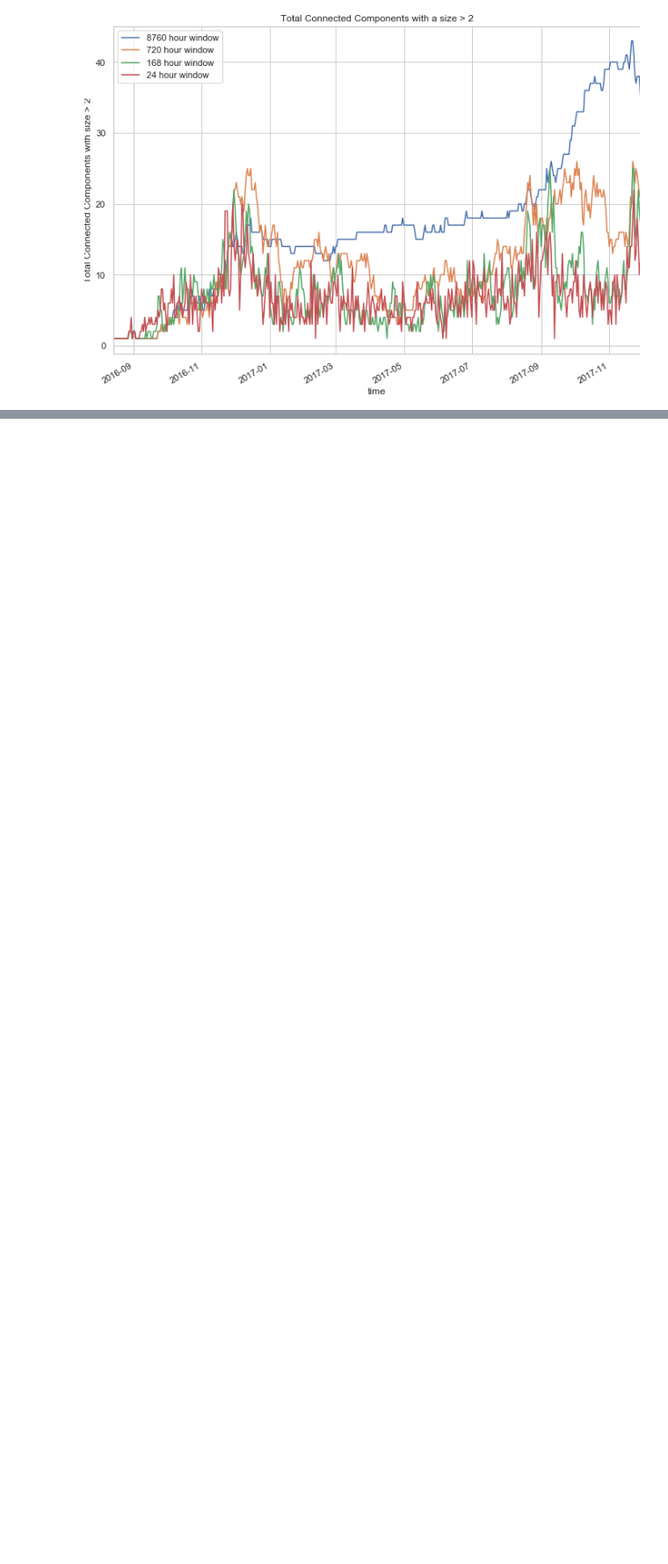
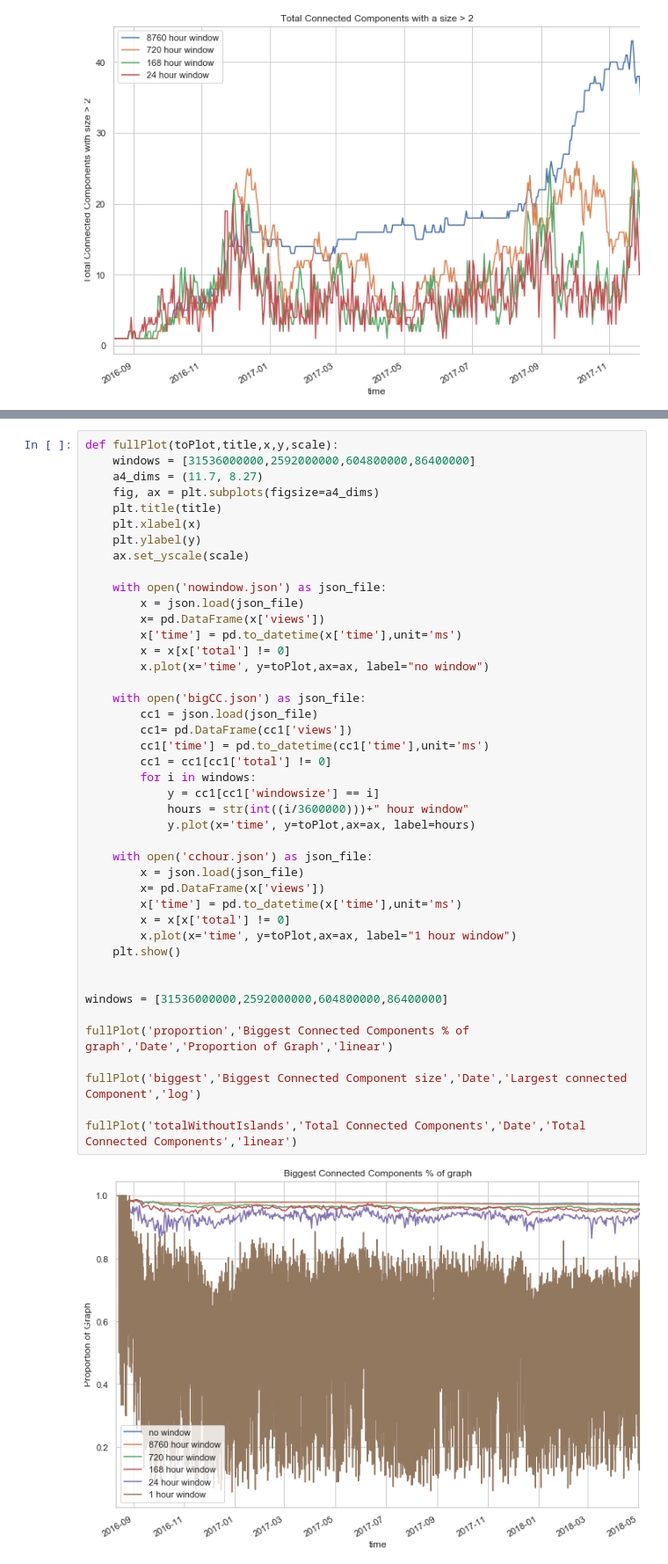
Before and after one commit to miratepuffin/Raphtory-Deployment, a Jupyter notebook: JupyterPlotting/Gab Plots.ipynb, the cells around one changed output, grey strips where cells are left out. Shown at 88% size. Cells and saved outputs as stored; diff of their text form; blank space fills up the shorter version.

```diff
--- a/JupyterPlotting/Gab Plots.ipynb
+++ b/JupyterPlotting/Gab Plots.ipynb
@@ -117,0 +138,45 @@ with open('bigCC.json') as json_file:
+# %%
+def fullPlot(toPlot,title,x,y,scale):
+    windows = [31536000000,2592000000,604800000,86400000]
+    a4_dims = (11.7, 8.27)
+    fig, ax = plt.subplots(figsize=a4_dims)
+    plt.title(title)
+    plt.xlabel(x)
+    plt.ylabel(y)
+    ax.set_yscale(scale)
+
+    with open('nowindow.json') as json_file:
+        x = json.load(json_file)
+        x= pd.DataFrame(x['views'])
+        x['time'] = pd.to_datetime(x['time'],unit='ms')
+        x = x[x['total'] != 0]
+        x.plot(x='time', y=toPlot,ax=ax, label="no window")
+
+    with open('bigCC.json') as json_file:
+        cc1 = json.load(json_file)
+        cc1= pd.DataFrame(cc1['views'])
+        cc1['time'] = pd.to_datetime(cc1['time'],unit='ms')
+        cc1 = cc1[cc1['total'] != 0]
+        for i in windows:
+            y = cc1[cc1['windowsize'] == i]
+            hours = str(int((i/3600000)))+" hour window"
+            y.plot(x='time', y=toPlot,ax=ax, label=hours)
+
+    with open('cchour.json') as json_file:
+        x = json.load(json_file)
+        x= pd.DataFrame(x['views'])
+        x['time'] = pd.to_datetime(x['time'],unit='ms')
+        x = x[x['total'] != 0]
+        x.plot(x='time', y=toPlot,ax=ax, label="1 hour window")
+    plt.show()
+
+
+windows = [31536000000,2592000000,604800000,86400000]
+
+fullPlot('proportion','Biggest Connected Components % of graph','Date','Proportion of Graph','linear')
+
+fullPlot('biggest','Biggest Connected Component size','Date','Largest connected Component','log')
+
+fullPlot('totalWithoutIslands','Total Connected Components','Date','Total Connected Components','linear')
+# %% [output]
+[figure, added]
```
Also changed, not shown: parts of 3 cells of this notebook, 5 other files.
